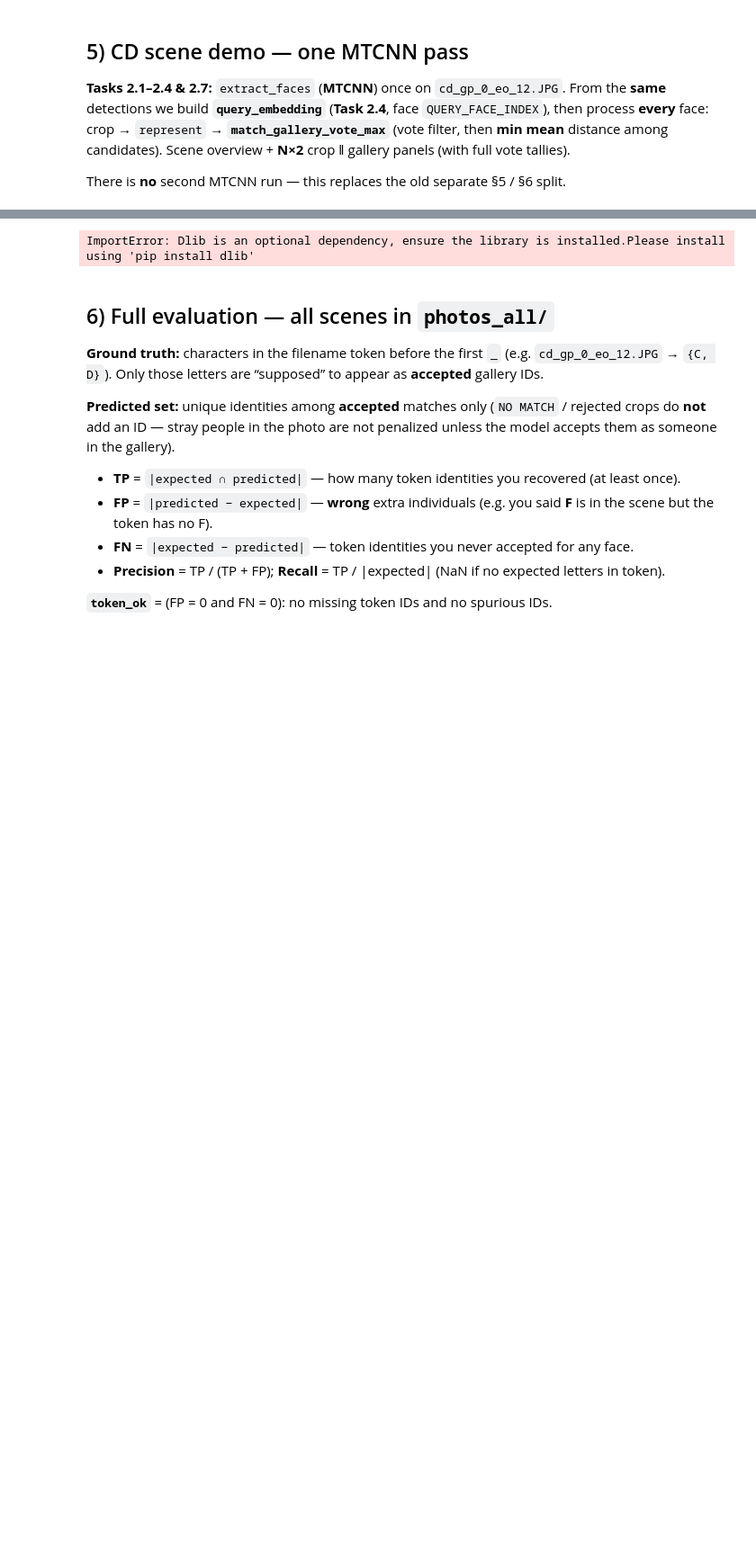
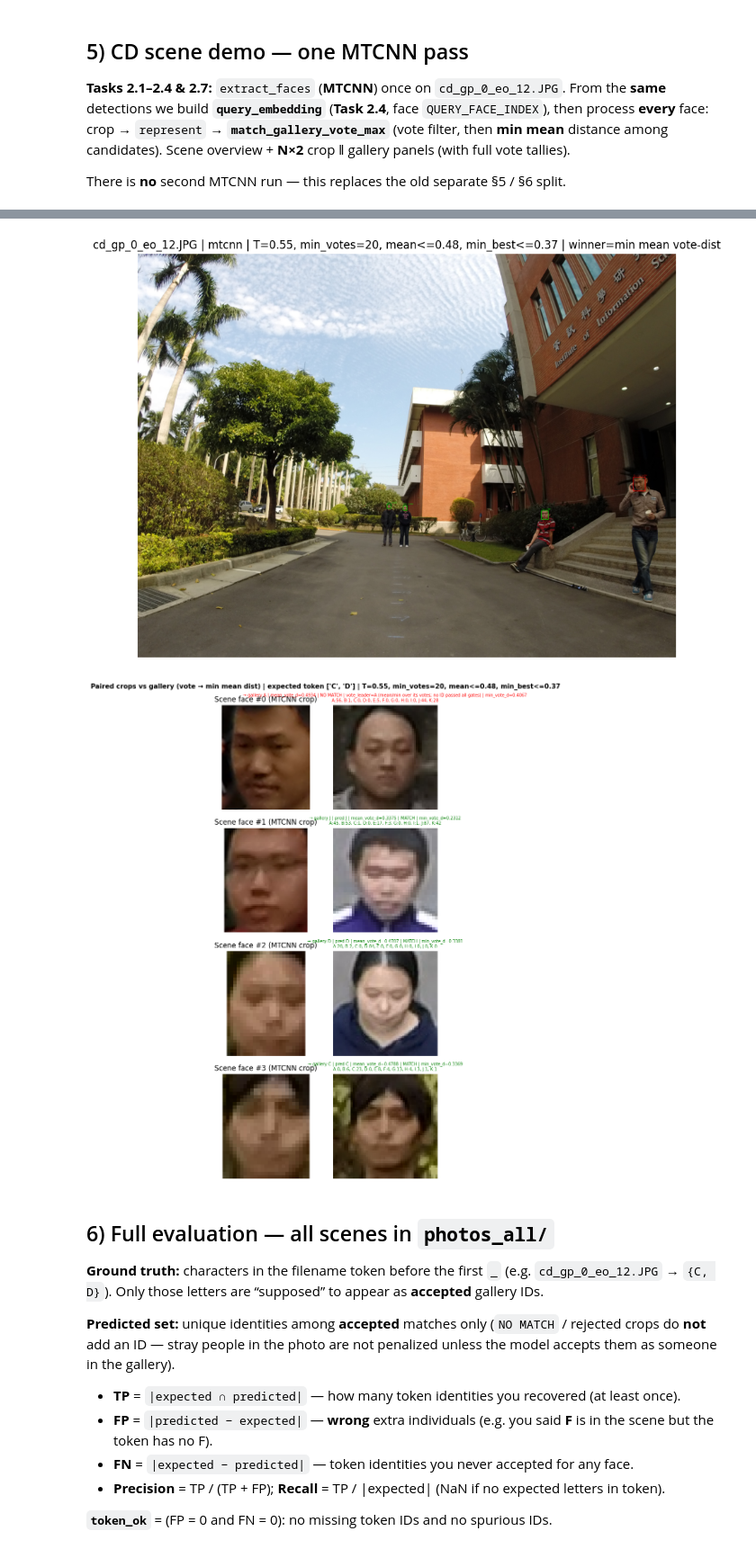
Before and after one commit to SamxHF/AI-Computer-Vision-Project, a Jupyter notebook: people_identification_voting_simple.ipynb, the cells around one changed output, grey strips where cells are left out. Shown at 90% size. Drawn from its saved outputs; the diff is of its cells as text; code cells hidden in the pictures; blank space fills up the shorter version.

```diff
--- a/people_identification_voting_simple.ipynb
+++ b/people_identification_voting_simple.ipynb
@@ -371,7 +410,7 @@ for i, fr in enumerate(face_rows):
 plt.figure(figsize=(12, 8))
 plt.imshow(cv2.cvtColor(vis, cv2.COLOR_BGR2RGB))
 plt.title(
-    f"{TEST_SCENE.name} | {DETECTOR_BACKEND} | T={MATCH_THRESHOLD}, min_votes={MIN_VOTES} | winner=min mean vote-dist"
+    f"{TEST_SCENE.name} | {DETECTOR_BACKEND} | T={MATCH_THRESHOLD}, min_votes={MIN_VOTES}, mean<={MEAN_VOTE_DIST_MAX}, min_best<={MIN_BEST_VOTE_DIST_MAX} | winner=min mean vote-dist"
 )
 plt.axis("off")
 plt.show()
@@ -407,6 +446,8 @@ else:
             + (f" | pred {pred}" if pred else "")
             + f" | mean_vote_d={near_d:.4f} | {_match}"
         )
+        if (not m["accepted"]) and m.get("votes_leader_id") is not None:
+            _t += f" | vote_leader={m['votes_leader_id']} (mean/min over its votes; no ID passed all gates)"
         if m.get("min_dist_among_votes") is not None:
             _t += f" | min_vote_d={m['min_dist_among_votes']:.4f}"
         _votes_line = format_votes_by_id(m["votes_by_id"])
@@ -414,7 +455,7 @@ else:
         axes[_i][1].axis("off")
 
     fig.suptitle(
-        f"Paired crops vs gallery (vote → min mean dist) | expected token {sorted(expected_ids)} | T={MATCH_THRESHOLD}, min_votes={MIN_VOTES}",
+        f"Paired crops vs gallery (vote → min mean dist) | expected token {sorted(expected_ids)} | T={MATCH_THRESHOLD}, min_votes={MIN_VOTES}, mean<={MEAN_VOTE_DIST_MAX}, min_best<={MIN_BEST_VOTE_DIST_MAX}",
         fontsize=11,
         fontweight="bold",
     )
@@ -425,4 +482,5 @@ cd_gp_0_eo_12.JPG expected token IDs: ['C', 'D']
-ImportError: Dlib is an optional dependency, ensure the library is installed.Please install using 'pip install dlib'
+[figure, added]
+[figure, added]
 # %% [markdown]
 ## 6) Full evaluation — all scenes in `photos_all/`
 
```
Also changed, not shown: parts of 7 cells of this notebook, 2 other files.
